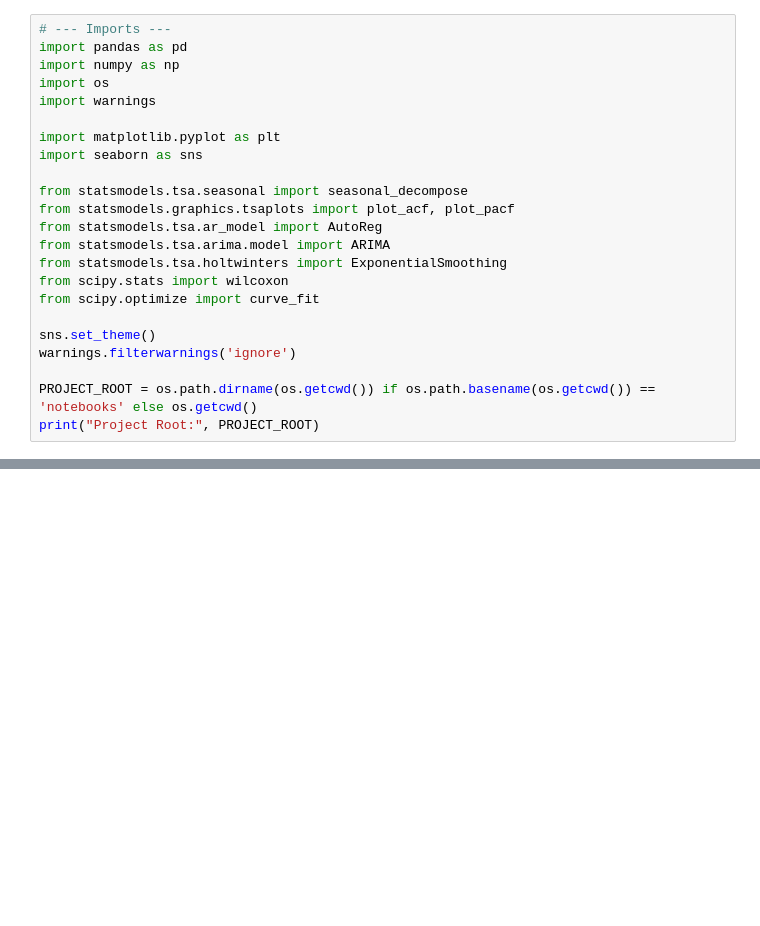
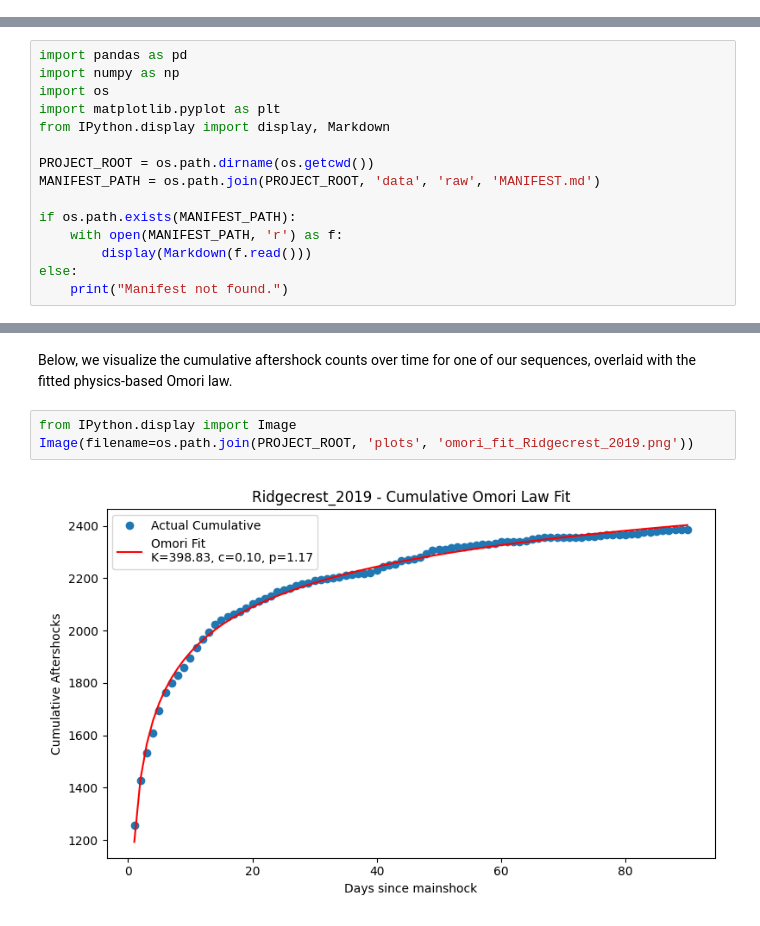
Before and after one commit to cronenberg64/aftershock-decay-forecasting, a Jupyter notebook: notebooks/capstone_main.ipynb, the cells around one changed output, grey strips where cells are left out. Cells and saved outputs as stored; diff of their text form; blank space fills up the shorter version.

```diff
--- a/notebooks/capstone_main.ipynb
+++ b/notebooks/capstone_main.ipynb
@@ -32,23 +0,0 @@ We start by importing the necessary libraries and setting up the project root.
-# %%
-# --- Imports ---
-import pandas as pd
-import numpy as np
-import os
-import warnings
-
-import matplotlib.pyplot as plt
-import seaborn as sns
-
-from statsmodels.tsa.seasonal import seasonal_decompose
-from statsmodels.graphics.tsaplots import plot_acf, plot_pacf
-from statsmodels.tsa.ar_model import AutoReg
-from statsmodels.tsa.arima.model import ARIMA
-from statsmodels.tsa.holtwinters import ExponentialSmoothing
-from scipy.stats import wilcoxon
-from scipy.optimize import curve_fit
-
-sns.set_theme()
-warnings.filterwarnings('ignore')
-
-PROJECT_ROOT = os.path.dirname(os.getcwd()) if os.path.basename(os.getcwd()) == 'notebooks' else os.getcwd()
-print("Project Root:", PROJECT_ROOT)
@@ -1343,0 +27,15 @@ The best strategy is: use domain knowledge when you have it, and fall back to st
+# %%
+import pandas as pd
+import numpy as np
+import os
+import matplotlib.pyplot as plt
+from IPython.display import display, Markdown
+
+PROJECT_ROOT = os.path.dirname(os.getcwd())
+MANIFEST_PATH = os.path.join(PROJECT_ROOT, 'data', 'raw', 'MANIFEST.md')
+
+if os.path.exists(MANIFEST_PATH):
+    with open(MANIFEST_PATH, 'r') as f:
+        display(Markdown(f.read()))
+else:
+    print("Manifest not found.")
@@ -1343,0 +133,7 @@ The best strategy is: use domain knowledge when you have it, and fall back to st
+# %% [markdown]
+Below, we visualize the cumulative aftershock counts over time for one of our sequences, overlaid with the fitted physics-based Omori law.
+# %%
+from IPython.display import Image
+Image(filename=os.path.join(PROJECT_ROOT, 'plots', 'omori_fit_Ridgecrest_2019.png'))
+# %% [output]
+[figure, added]
```
Also changed, not shown: parts of 185 cells of this notebook, 10 other files.
